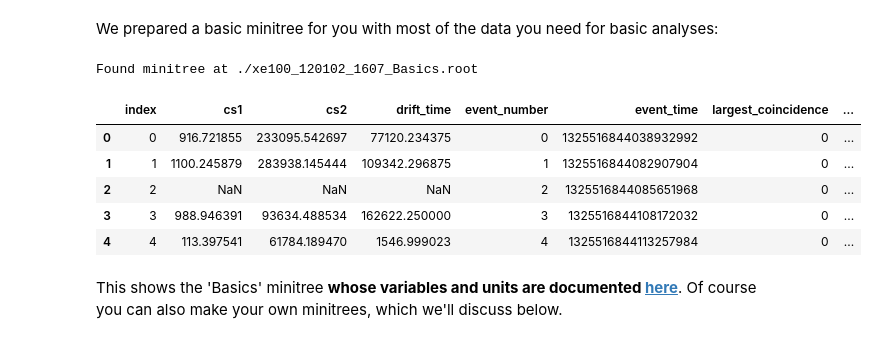
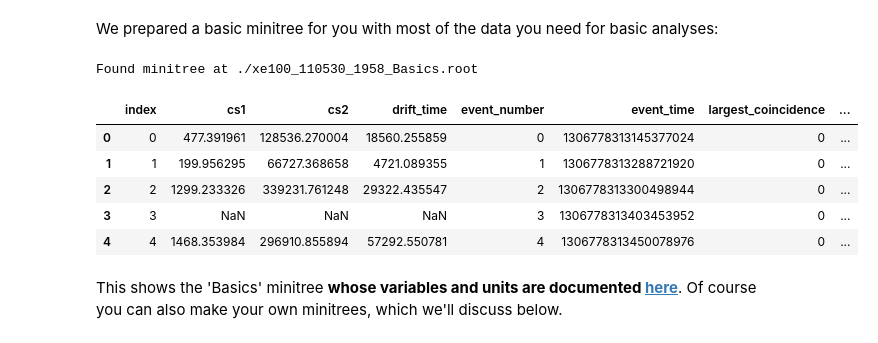
Before and after one commit to XENON1T/hax, a Jupyter notebook: examples/01_hax_tutorial.ipynb, the cells around one changed output. Cells and saved outputs as stored; diff of their text form; code cells hidden in the pictures.

```diff
--- a/examples/01_hax_tutorial.ipynb
+++ b/examples/01_hax_tutorial.ipynb
@@ -27,7 +32,8 @@ import hax
 # %% [output]
 This may give a warning 'ShimWarning: The `IPython.kernel` package has been deprecated.' which you can safely ignore.
 # %%
-hax.config.CONFIG['main_data_paths'] = ['./data/']
+## Specify your own data location
+#hax.config.CONFIG['main_data_paths'] = ['./data/']
 # %% [markdown]
 # Introduction
 # %% [markdown]
@@ -46,17 +52,17 @@ To extract data, hax lets you make **mini-trees**, small, flat ROOT files which
 # %% [markdown]
 We prepared a basic minitree for you with most of the data you need for basic analyses:
 # %%
-dataset = 'xe100_120102_1607'
+dataset = 'xe100_110530_1958'
 data = hax.minitrees.load(dataset)
 data.head(5)
 # %% [output]
-Found minitree at ./xe100_120102_1607_Basics.root
+Found minitree at ./xe100_110530_1958_Basics.root
 |  | index | cs1 | cs2 | drift_time | event_number | event_time | largest_coincidence | ... |
-| 0 | 0 | 916.721855 | 233095.542697 | 77120.234375 | 0 | 1325516844038932992 | 0 | ... |
-| 1 | 1 | 1100.245879 | 283938.145444 | 109342.296875 | 1 | 1325516844082907904 | 0 | ... |
-| 2 | 2 | NaN | NaN | NaN | 2 | 1325516844085651968 | 0 | ... |
-| 3 | 3 | 988.946391 | 93634.488534 | 162622.250000 | 3 | 1325516844108172032 | 0 | ... |
-| 4 | 4 | 113.397541 | 61784.189470 | 1546.999023 | 4 | 1325516844113257984 | 0 | ... |
+| 0 | 0 | 477.391961 | 128536.270004 | 18560.255859 | 0 | 1306778313145377024 | 0 | ... |
+| 1 | 1 | 199.956295 | 66727.368658 | 4721.089355 | 1 | 1306778313288721920 | 0 | ... |
+| 2 | 2 | 1299.233326 | 339231.761248 | 29322.435547 | 2 | 1306778313300498944 | 0 | ... |
+| 3 | 3 | NaN | NaN | NaN | 3 | 1306778313403453952 | 0 | ... |
+| 4 | 4 | 1468.353984 | 296910.855894 | 57292.550781 | 4 | 1306778313450078976 | 0 | ... |
 # %% [markdown]
 This shows the 'Basics' minitree **whose variables and units are documented [here](http://hax.readthedocs.org/en/latest/hax.treemakers.html)**. Of course you can also make your own minitrees, which we'll discuss below.
 # %% [markdown]
```
Also changed, not shown: parts of 15 cells of this notebook.
